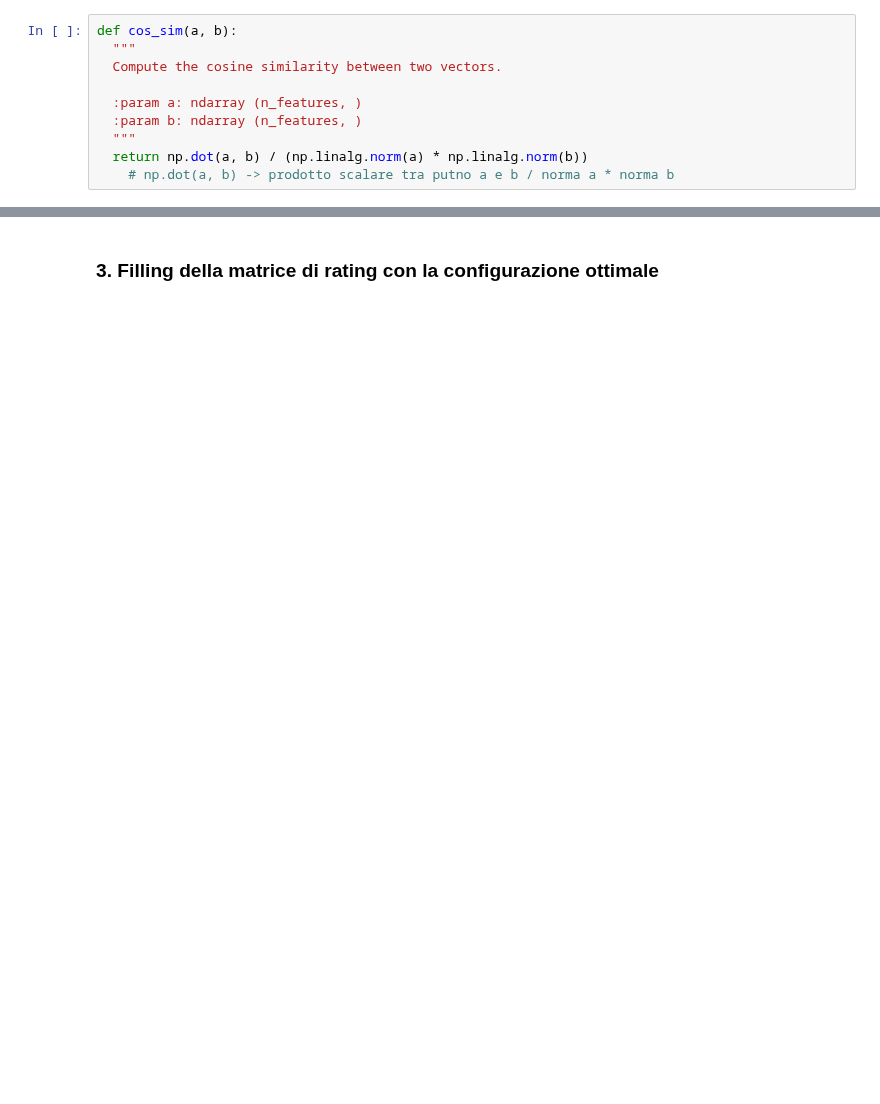
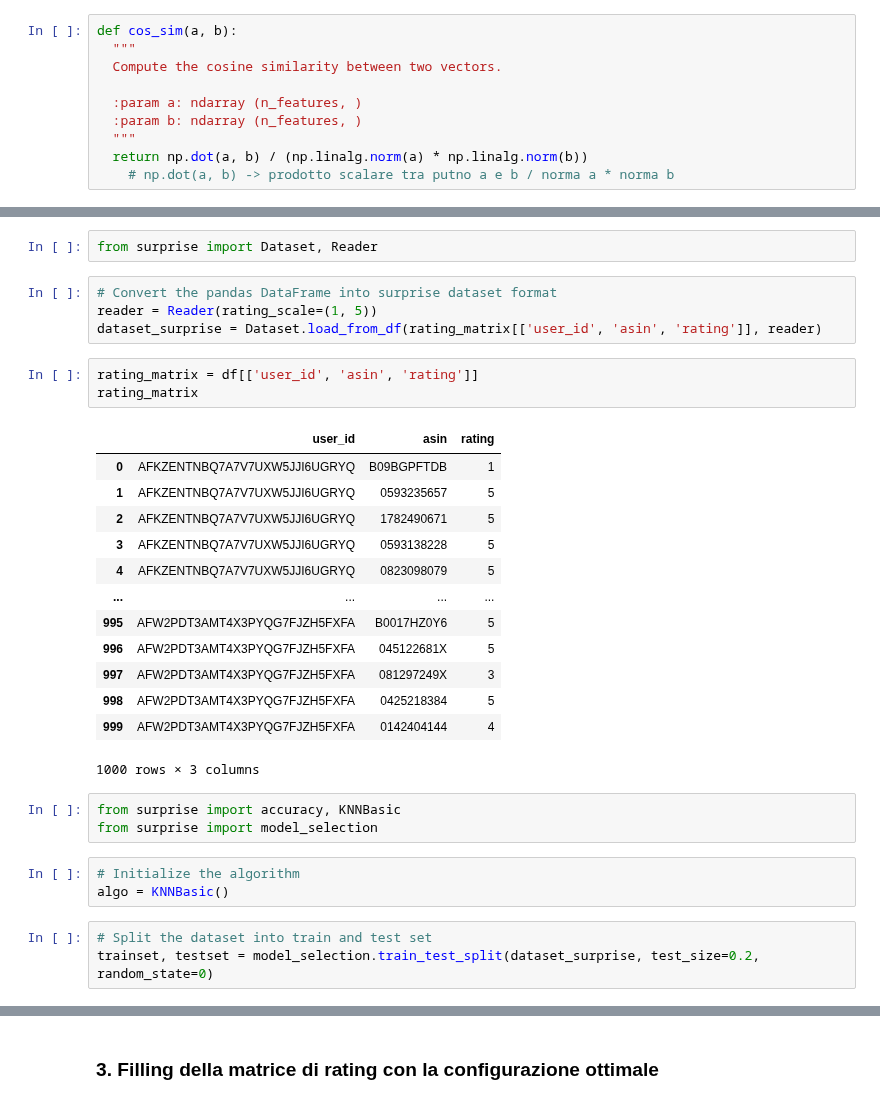
Before and after one commit to richbira/Computing-Methods-for-Business-Management-Project, a Jupyter notebook: Proj_metodi_informatici.ipynb, the cells around one changed output, grey strips where cells are left out. Saved outputs shown, nothing was run; the diff lists cells and outputs as text; blank space fills up the shorter version.

```diff
--- a/Proj_metodi_informatici.ipynb
+++ b/Proj_metodi_informatici.ipynb
@@ -249,0 +283,32 @@ Name: 0008119090, Length: 154, dtype: float64
+# %%
+from surprise import Dataset, Reader
+# %%
+# Convert the pandas DataFrame into surprise dataset format
+reader = Reader(rating_scale=(1, 5))
+dataset_surprise = Dataset.load_from_df(rating_matrix[['user_id', 'asin', 'rating']], reader)
+# %%
+rating_matrix = df[['user_id', 'asin', 'rating']]
+rating_matrix
+# %% [output]
+|  | user_id | asin | rating |
+| 0 | AFKZENTNBQ7A7V7UXW5JJI6UGRYQ | B09BGPFTDB | 1 |
+| 1 | AFKZENTNBQ7A7V7UXW5JJI6UGRYQ | 0593235657 | 5 |
+| 2 | AFKZENTNBQ7A7V7UXW5JJI6UGRYQ | 1782490671 | 5 |
+| 3 | AFKZENTNBQ7A7V7UXW5JJI6UGRYQ | 0593138228 | 5 |
+| 4 | AFKZENTNBQ7A7V7UXW5JJI6UGRYQ | 0823098079 | 5 |
+| ... | ... | ... | ... |
+| 995 | AFW2PDT3AMT4X3PYQG7FJZH5FXFA | B0017HZ0Y6 | 5 |
+| 996 | AFW2PDT3AMT4X3PYQG7FJZH5FXFA | 045122681X | 5 |
+| 997 | AFW2PDT3AMT4X3PYQG7FJZH5FXFA | 081297249X | 3 |
+| 998 | AFW2PDT3AMT4X3PYQG7FJZH5FXFA | 0425218384 | 5 |
+| 999 | AFW2PDT3AMT4X3PYQG7FJZH5FXFA | 0142404144 | 4 |
+1000 rows × 3 columns
+# %%
+from surprise import accuracy, KNNBasic
+from surprise import model_selection
+# %%
+# Initialize the algorithm
+algo = KNNBasic()
+# %%
+# Split the dataset into train and test set
+trainset, testset = model_selection.train_test_split(dataset_surprise, test_size=0.2, random_state=0)
```
Also changed, not shown: parts of 31 cells of this notebook.
